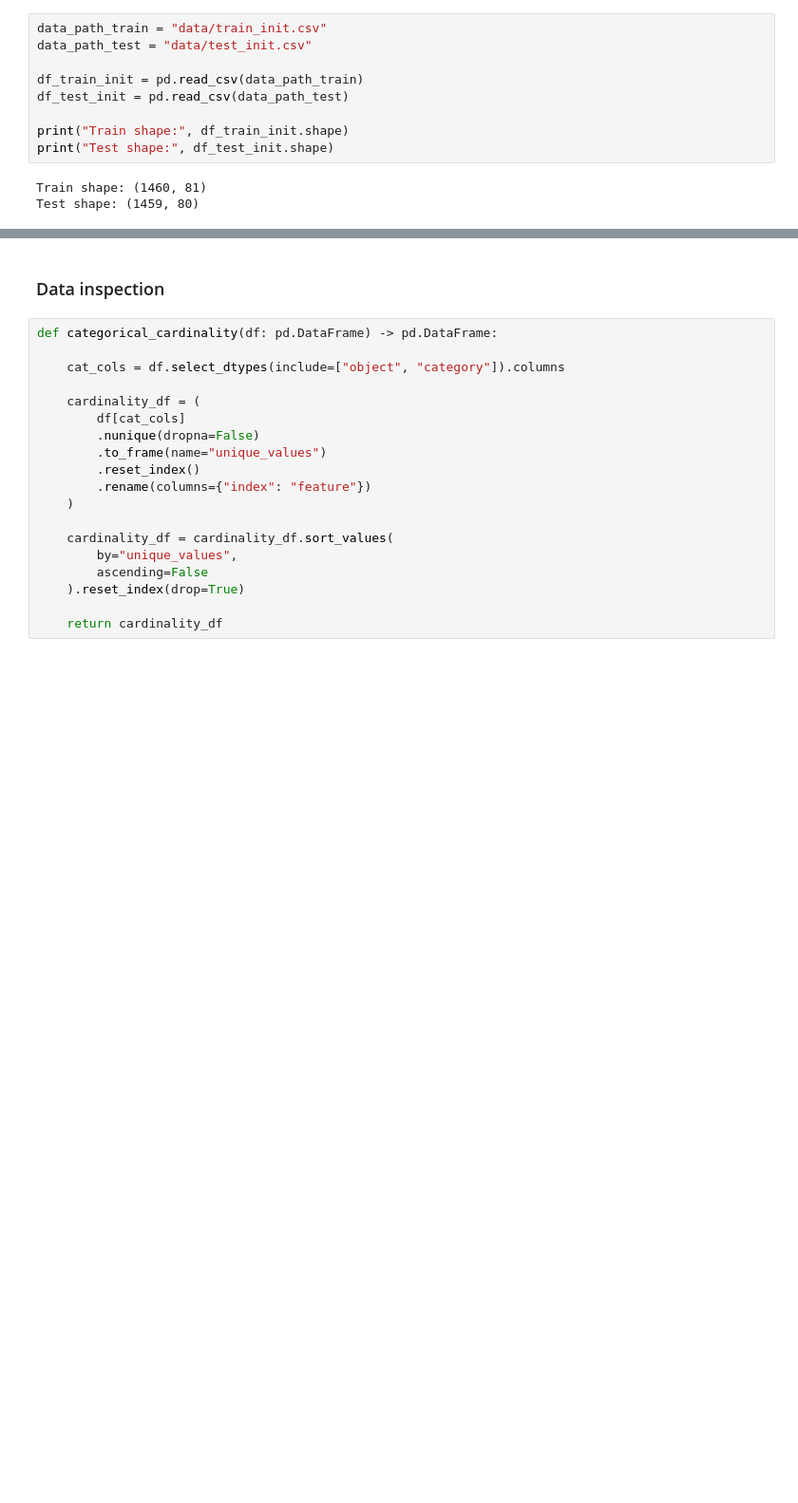
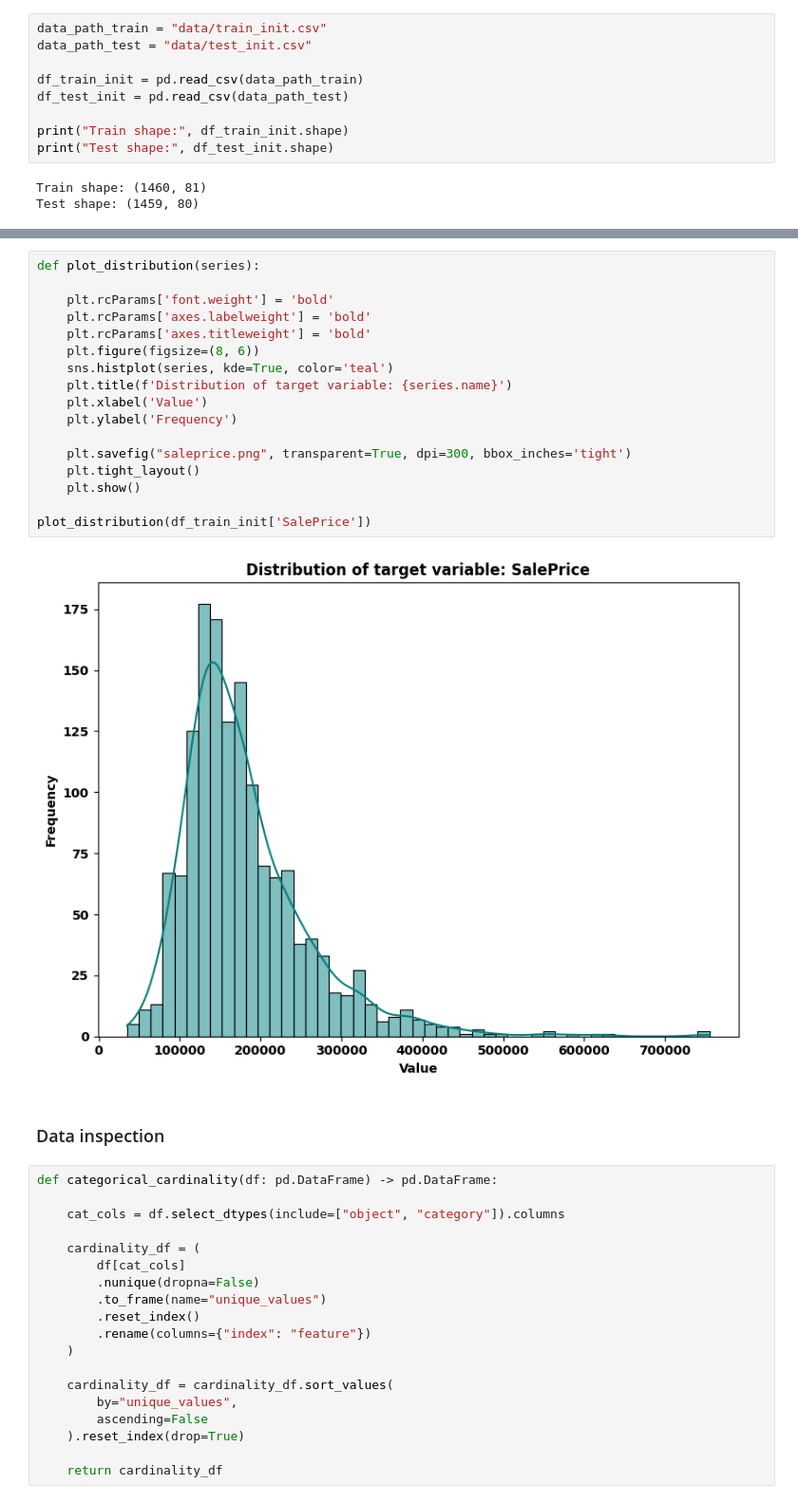
Before and after one commit to SawickiK/MOA_Housing_Prices, a Jupyter notebook: data_preparation.ipynb, the cells around one changed output, grey strips where cells are left out. Shown at 95% size. Cells and saved outputs as stored; diff of their text form; blank space fills up the shorter version.

Commit message:
plots for presentation

```diff
--- a/data_preparation.ipynb
+++ b/data_preparation.ipynb
@@ -29,3 +40,22 @@ Test shape: (1459, 80)
+# %%
+def plot_distribution(series):
+
+    plt.rcParams['font.weight'] = 'bold'
+    plt.rcParams['axes.labelweight'] = 'bold'
+    plt.rcParams['axes.titleweight'] = 'bold'
+    plt.figure(figsize=(8, 6))
+    sns.histplot(series, kde=True, color='teal')
+    plt.title(f'Distribution of target variable: {series.name}')
+    plt.xlabel('Value')
+    plt.ylabel('Frequency')
+
+    plt.savefig("saleprice.png", transparent=True, dpi=300, bbox_inches='tight')
+    plt.tight_layout()
+    plt.show()
+
+plot_distribution(df_train_init['SalePrice'])
+# %% [output]
+[figure, added]
 # %% [markdown]
 ### Data inspection
 # %%
```
Also changed, not shown: parts of 6 cells of this notebook, 2 other files.
